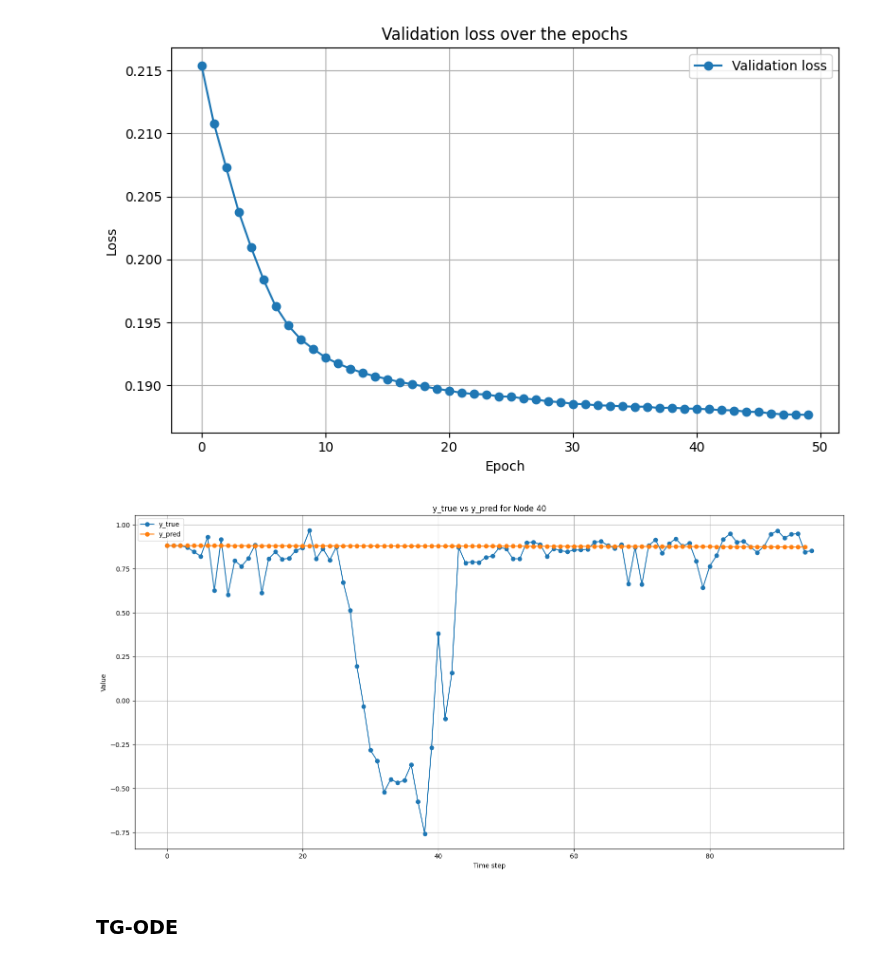
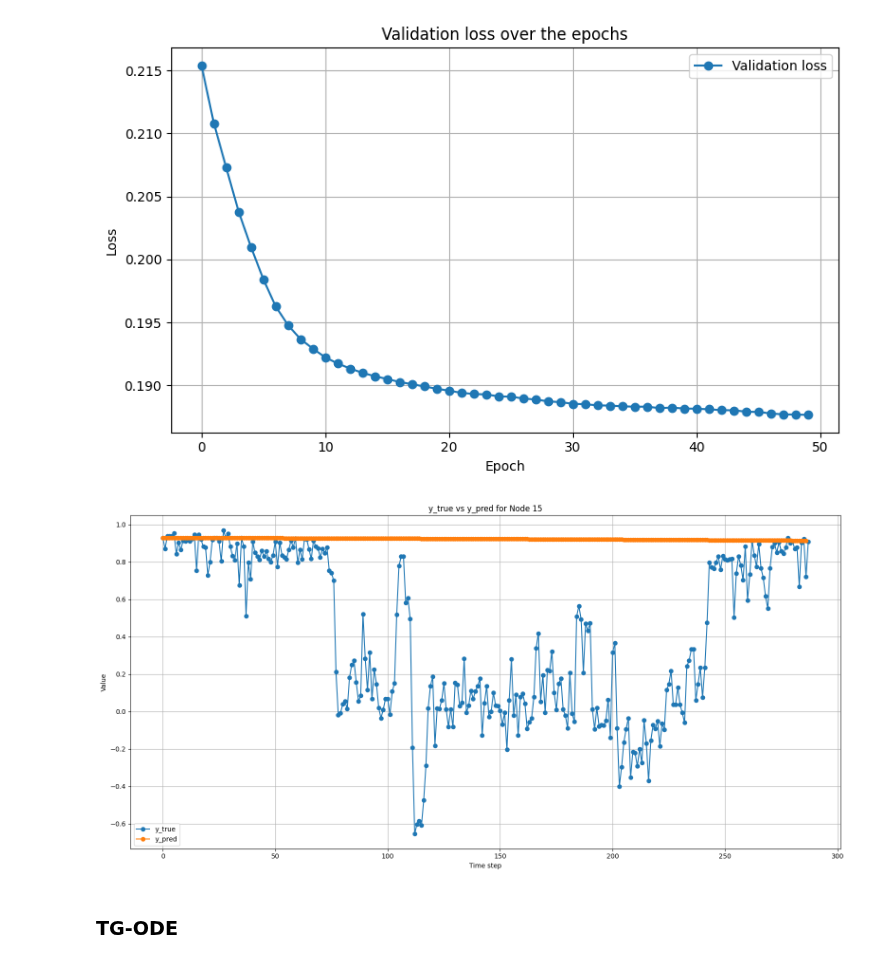
Before and after one commit to riccardocappi/Kan-for-Interpretable-Graph-Dynamics, a Jupyter notebook: post_processing.ipynb, the cells around one changed output. Saved outputs shown, nothing was run; the diff lists cells and outputs as text; code cells hidden in the pictures.

```diff
--- a/post_processing.ipynb
+++ b/post_processing.ipynb
@@ -161,7 +161,7 @@ optuna.delete_study(study_name="model-metrla-gkan-test-new-dataset", storage=sto
 config_path = './configs/config_metrla_gkan.yml'
 config = load_config(config_path)
 # config['epochs'] = 10
-config['name'] = 'metrla'
+# config['name'] = 'metrla2'
 # config['n_iter'] = 5
 # config['method'] = 'dopri5'
 # config['num_samples'] = 96
@@ -369,17 +365,17 @@ best_model = best_model.to(torch.device('cuda'))
 # %%
 y_true, y_pred = get_predictions(
     model=best_model,
-    data=raw_data[0],   # first day
-    time=raw_time[0],   # first day
+    data=raw_data[0][:288],   # first day
+    time=raw_time[0][:288],   # first day
     scaler=scaler,
     edge_index=training_set[0].edge_index,
     edge_attr=training_set[0].edge_attr
 )
 # %%
-node_index = 40
+node_index = 15
 plot_predictions(y_true=y_true, y_pred=y_pred, node_index=node_index)
 # %% [output]
-[figure, old version]
+[figure, new version]
 # %% [markdown]
 ### TG-ODE
 # %%
```
Also changed, not shown: parts of 3 cells of this notebook, 9 other files.
